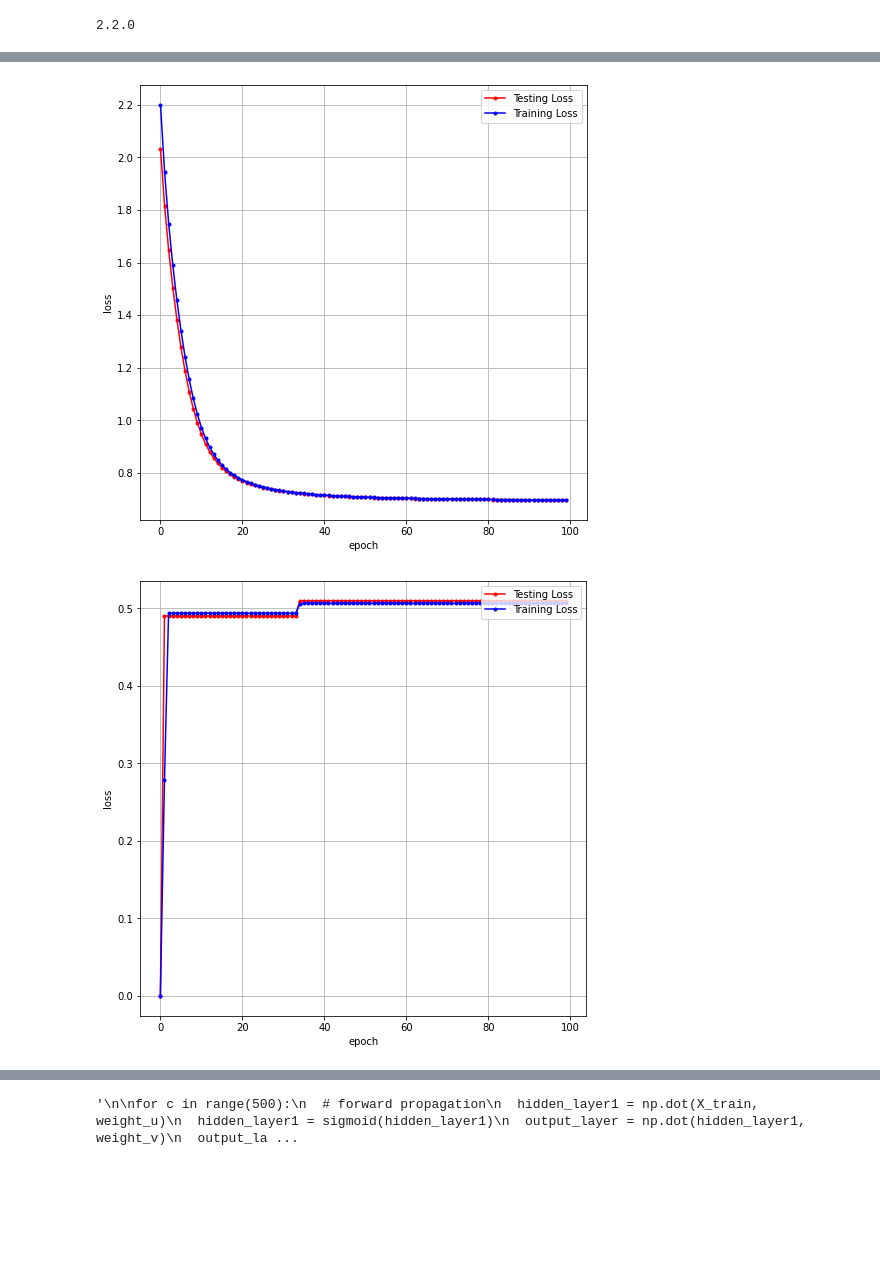
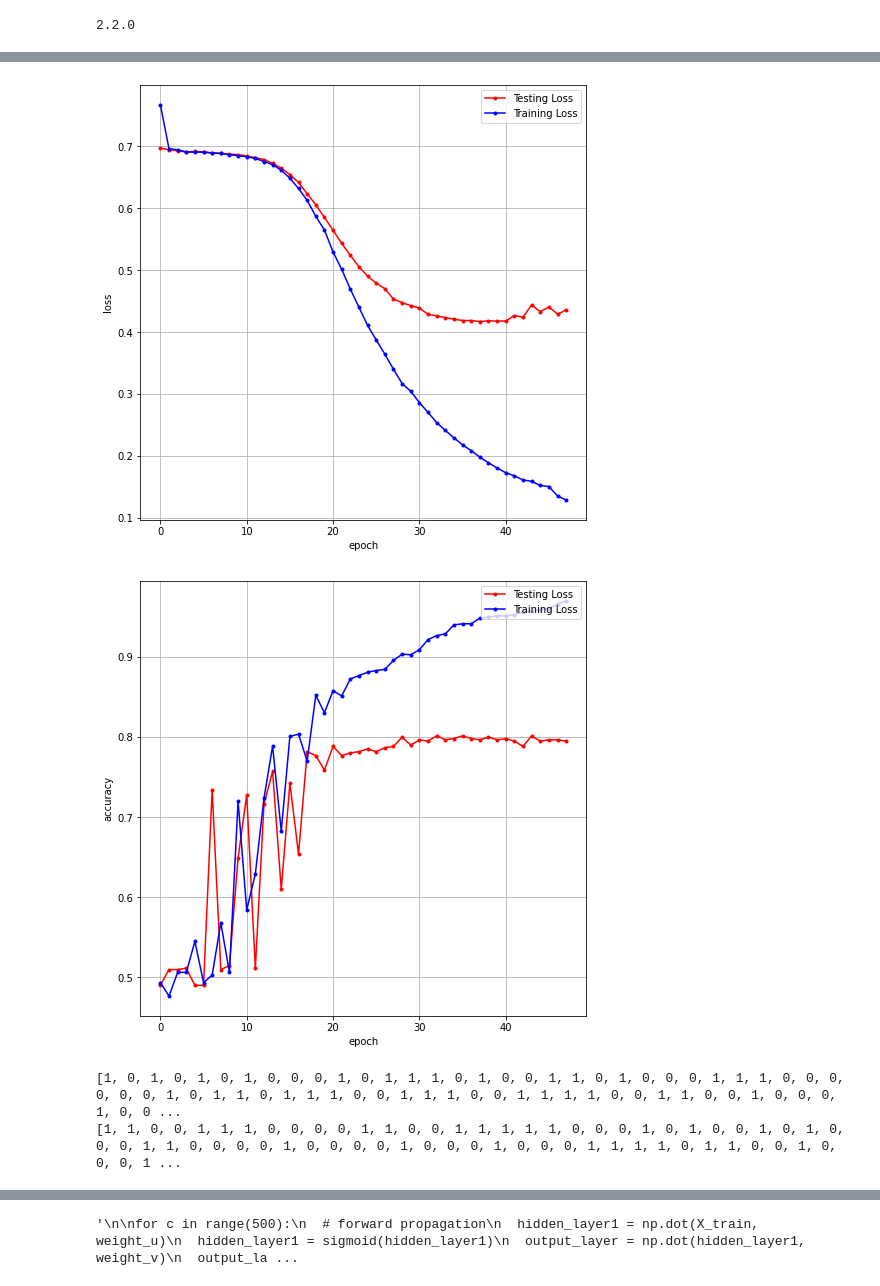
Before and after one commit to YangTaeSung/CAU-MachineLearning, a Jupyter notebook: assignment11.ipynb, the cells around one changed output, grey strips where cells are left out. Cells and saved outputs as stored; diff of their text form; code cells hidden in the pictures; blank space fills up the shorter version.

Commit message:
Plot the quantitative results

```diff
--- a/assignment11.ipynb
+++ b/assignment11.ipynb
@@ -94,10 +95,11 @@ cb_checkpoint = ModelCheckpoint(filepath=model_path, monitor='val_loss', verbose
 cb_early_stopping = EarlyStopping(monitor='val_loss', patience=10)
 # %%
 model = keras.Sequential([
-    keras.layers.Dense(128, activation='sigmoid'),
-    keras.layers.Dense(50, activation='sigmoid'),
-    keras.layers.Dense(30, activation='sigmoid'),
-    keras.layers.Dense(10, activation='sigmoid'),
+    keras.layers.Dense(175, activation='sigmoid'),
+    keras.layers.Dense(55, activation='sigmoid'),
+    #keras.layers.Dense(30, activation='sigmoid'),
+    #keras.layers.Dense(10, activation='sigmoid'),
+    keras.layers.Dense(2, activation='sigmoid'),
 ])
 # %%
 model.compile(optimizer='adam',
@@ -105,6 +107,6 @@ model.compile(optimizer='adam',
               metrics=['accuracy'])
 # %%
 history = model.fit(X_train, y_train, validation_data=(X_test, y_test),
-          epochs=100, batch_size=200, verbose=0,
+          epochs=50, batch_size=200, verbose=0,
           callbacks=[cb_checkpoint, cb_early_stopping])
 # %% [output]
@@ -151,6 +153,6 @@ plt.plot(x_len, y_acc, marker='.', c='blue', label="Training Loss")
 plt.legend(loc='upper right')
 plt.grid()
 plt.xlabel('epoch')
-plt.ylabel('loss')
+plt.ylabel('accuracy')
 plt.show()
 # %% [output]
@@ -160,2 +162,28 @@ Accuracy: 0.5098
-[figure, old version]
+[figure, new version]
-[figure, old version]
+[figure, new version]
+# %%
+'''xhat = X_test[0:1]
+yhat = model.predict(xhat)
+print('## yhat ##')
+print(yhat)'''
+result1 = model.predict(X_train, batch_size=32)
+result2 = model.predict(X_test, batch_size=32)
+
+train_result = []
+test_result = []
+
+for i in range(1422):
+  if result1[i,0] < result1[i,1]:
+    train_result.append(1)
+  else: train_result.append(0)
+
+for i in range(610):
+  if result2[i,0] < result2[i,1]:
+    test_result.append(1)
+  else: test_result.append(0)
+
+print(train_result)
+print(test_result)
+# %% [output]
+[1, 0, 1, 0, 1, 0, 1, 0, 0, 0, 1, 0, 1, 1, 1, 0, 1, 0, 0, 1, 1, 0, 1, 0, 0, 0, 1, 1, 1, 0, 0, 0, 0, 0, 0, 1, 0, 1, 1, 0, 1, 1, 1, 0, 0, 1, 1, 1, 0, 0, 1, 1, 1, 1, 0, 0, 1, 1, 0, 0, 1, 0, 0, 0, 1, 0, 0 ...
+[1, 1, 0, 0, 1, 1, 1, 0, 0, 0, 0, 1, 1, 0, 0, 1, 1, 1, 1, 1, 0, 0, 0, 1, 0, 1, 0, 0, 1, 0, 1, 0, 0, 0, 1, 1, 0, 0, 0, 0, 1, 0, 0, 0, 0, 1, 0, 0, 0, 1, 0, 0, 0, 1, 1, 1, 1, 0, 1, 1, 0, 0, 1, 0, 0, 0, 1 ...
```
Also changed, not shown: parts of 7 cells of this notebook.
